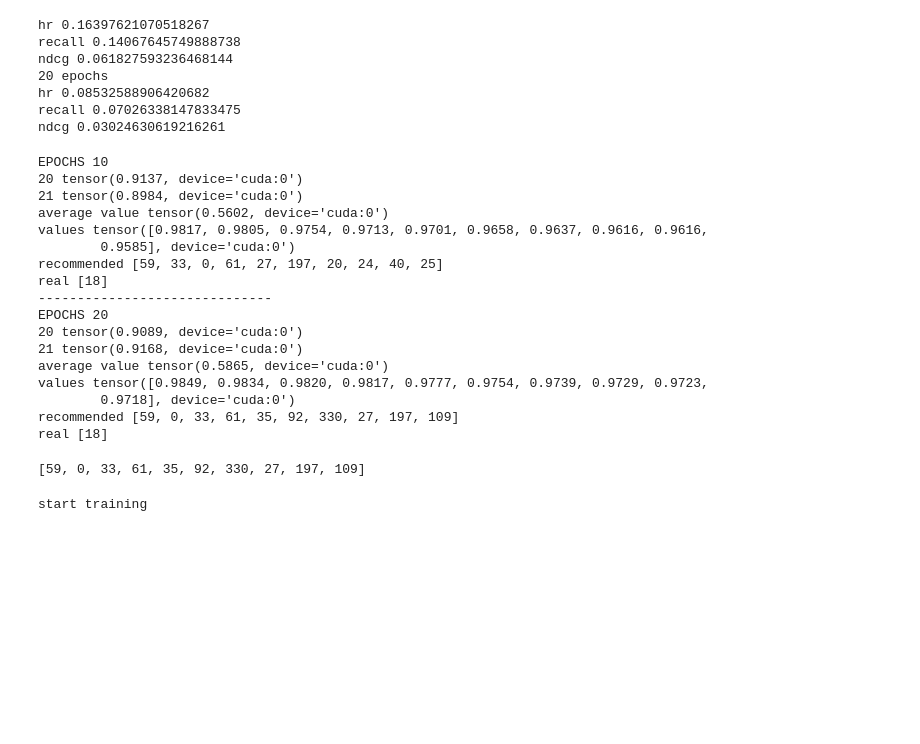
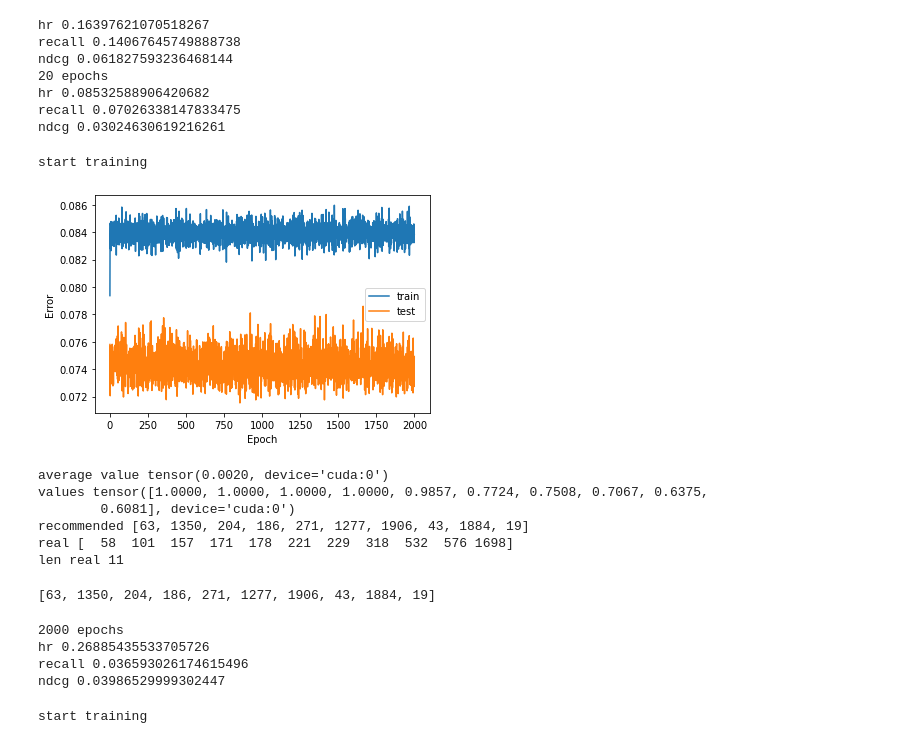
Before and after one commit to jdepreter/ai-project, a Jupyter notebook: rbm_notebook_inventory.ipynb, the cells around one changed output. Saved outputs shown, nothing was run; the diff lists cells and outputs as text; code cells hidden in the pictures; blank space fills up the shorter version.

```diff
--- a/rbm_notebook_inventory.ipynb
+++ b/rbm_notebook_inventory.ipynb
@@ -560,9 +579,9 @@ ndcg 0.03024630619216261
 def recommend(rbm, v, vt, k, p=True):
     target_data = vt.data
     target_index = vt.indices
-    target_recommendations = target_index[target_data == 2]
+    target_recommendations = target_index[target_data == 1]
     v = v.todense()
-    v = v - 1
+    # v = v - 1
     v = torch.Tensor(v)
     if torch.cuda.is_available():
         v = v.cuda()
@@ -571,12 +590,12 @@ def recommend(rbm, v, vt, k, p=True):
     recommended, _ = rbm.sample_v(h)
 
     # all recommendations
-    values, indices =  torch.topk(recommended[v < 0], k)
-    recommendations = torch.tensor(indices, device='cpu').tolist()
+    values, indices =  torch.topk(recommended[v < 1], k)
+    recommendations = indices.cpu().tolist()
 
     if p:
-        print('20', recommended[0][20])
-        print('21', recommended[0][21])
+        # print('20', recommended[0][20])
+        # print('21', recommended[0][21])
         print("average value", torch.mean(recommended[0]))
 
     found = True
@@ -591,36 +610,12 @@ def recommend(rbm, v, vt, k, p=True):
         print("values", values)
         print("recommended", recommendations)
         print("real", target_recommendations)
+        print("len real", len(target_recommendations))
 
 
 
     return recommendations
 
-user = 4
+user = 100
 # print("train", train_matrix[user])
 # print("test", test_matrix[user])
-
-print("EPOCHS 10")
-recommend(rbm10, train_matrix[user], test_matrix[user], 10)
-print('---' * 10)
-print("EPOCHS 20")
-recommend(rbm20, train_matrix[user], test_matrix[user], 10)
-# %% [output]
-EPOCHS 10
-20 tensor(0.9137, device='cuda:0')
-21 tensor(0.8984, device='cuda:0')
-average value tensor(0.5602, device='cuda:0')
-values tensor([0.9817, 0.9805, 0.9754, 0.9713, 0.9701, 0.9658, 0.9637, 0.9616, 0.9616,
-        0.9585], device='cuda:0')
-recommended [59, 33, 0, 61, 27, 197, 20, 24, 40, 25]
-real [18]
-------------------------------
-EPOCHS 20
-20 tensor(0.9089, device='cuda:0')
-21 tensor(0.9168, device='cuda:0')
-average value tensor(0.5865, device='cuda:0')
-values tensor([0.9849, 0.9834, 0.9820, 0.9817, 0.9777, 0.9754, 0.9739, 0.9729, 0.9723,
-        0.9718], device='cuda:0')
-recommended [59, 0, 33, 61, 35, 92, 330, 27, 197, 109]
-real [18]
-[59, 0, 33, 61, 35, 92, 330, 27, 197, 109]
@@ -627,3 +635,30 @@ real [18]
+# %%
+rbm2000 = create_rbm(train_matrix, test_matrix, 100, 10000, 2000)
+# %% [output]
+start training
+[figure, added]
+# %%
+
+recommend(rbm2000, train_matrix[user], test_matrix[user], 10)
+# %% [output]
+average value tensor(0.0020, device='cuda:0')
+values tensor([1.0000, 1.0000, 1.0000, 1.0000, 0.9857, 0.7724, 0.7508, 0.7067, 0.6375,
+        0.6081], device='cuda:0')
+recommended [63, 1350, 204, 186, 271, 1277, 1906, 43, 1884, 19]
+real [  58  101  157  171  178  221  229  318  532  576 1698]
+len real 11
+[63, 1350, 204, 186, 271, 1277, 1906, 43, 1884, 19]
+# %%
+print("2000 epochs")
+hr, r, ndcg = compute_hr(train_matrix, test_matrix, rbm2000)
+print("hr", np.average(hr))
+print("recall", np.average(r))
+print("ndcg", np.average(ndcg))
+# %% [output]
+2000 epochs
+hr 0.26885435533705726
+recall 0.036593026174615496
+ndcg 0.03986529999302447
 # %%
 # hrs = []
 # rs = []
```
Also changed, not shown: parts of 6 cells of this notebook.
